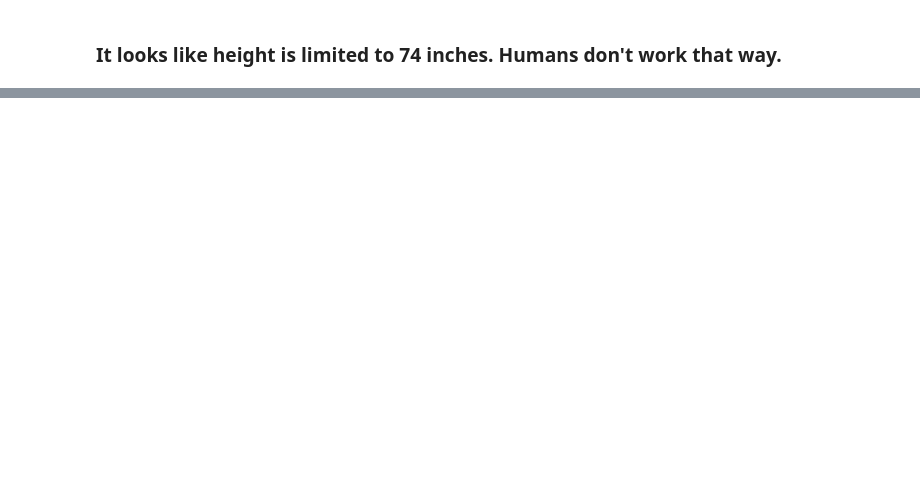
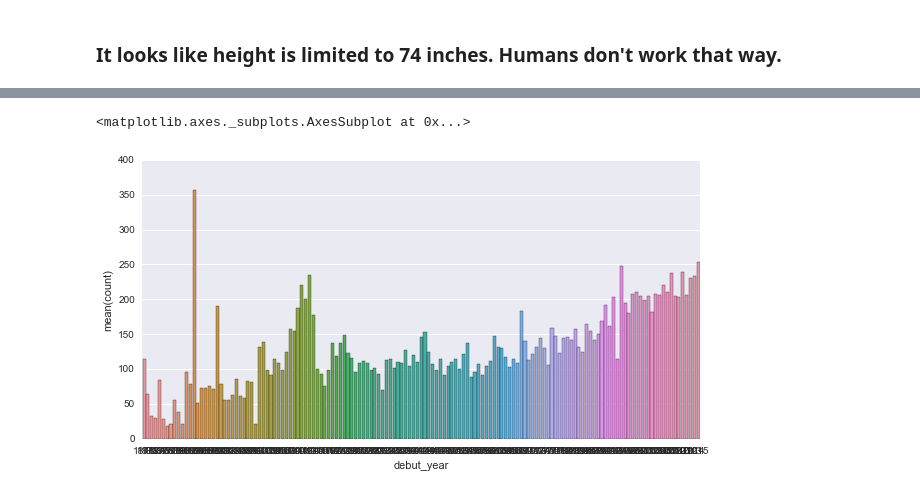
Before and after one commit to kenEldridge/baseball, a Jupyter notebook: baseball.ipynb, the cells around one changed output, grey strips where cells are left out. Saved outputs shown, nothing was run; the diff lists cells and outputs as text; code cells hidden in the pictures; blank space fills up the shorter version.

```diff
--- a/baseball.ipynb
+++ b/baseball.ipynb
@@ -100,0 +140,5 @@ sns.boxplot(x="birthDecade", y="height", data=h)
+# %%
+debut_year = copy(dfs['Master.csv'][['playerID', 'debut']])
+debut_year = pd.DataFrame([row for idx, row in ad.iterrows() if type(row.debut) == str])
+debut_year['debut_year'] = [datetime.strptime(x, '%Y-%m-%d').date().year for x in debut_year['debut'] if type(x) == str]
+debut_year.head()
@@ -100,0 +152,6 @@ sns.boxplot(x="birthDecade", y="height", data=h)
+# %%
+ad_grp = debut_year.groupby(by='debut_year').count()
+debut_year_cnt = ad_grp.reset_index()
+del debut_year_cnt['debut']
+debut_year_cnt.columns = ['debut_year', 'count']
+debut_year_cnt.head()
@@ -100,0 +165,6 @@ sns.boxplot(x="birthDecade", y="height", data=h)
+# %%
+plt.figure(figsize=(10,5))
+sns.barplot(debut_year_cnt['debut_year'], debut_year_cnt['count'])
+# %% [output]
+<matplotlib.axes._subplots.AxesSubplot at 0x...>
+[figure, added]
```
Also changed, not shown: parts of 16 cells of this notebook, 1 other file.
